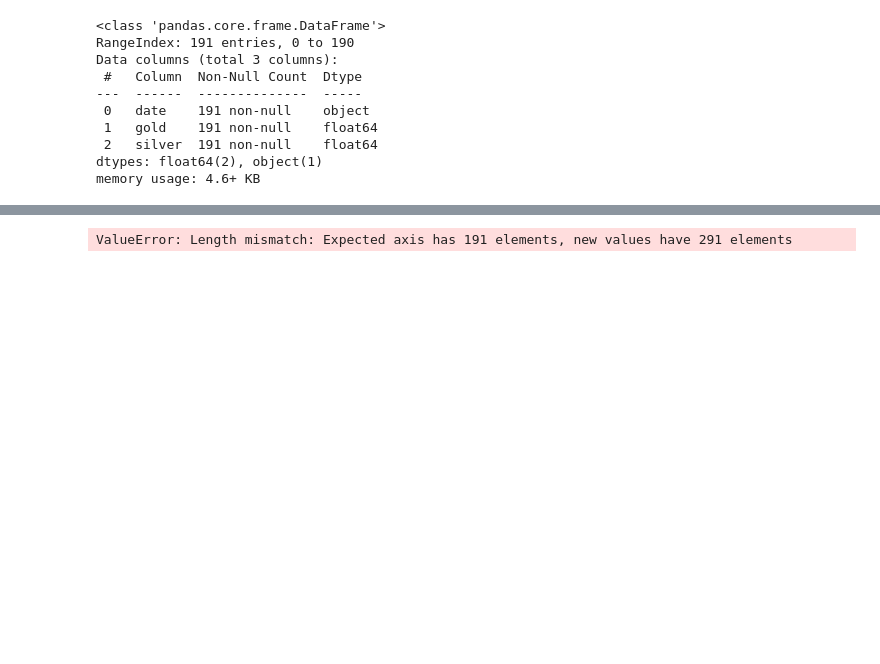
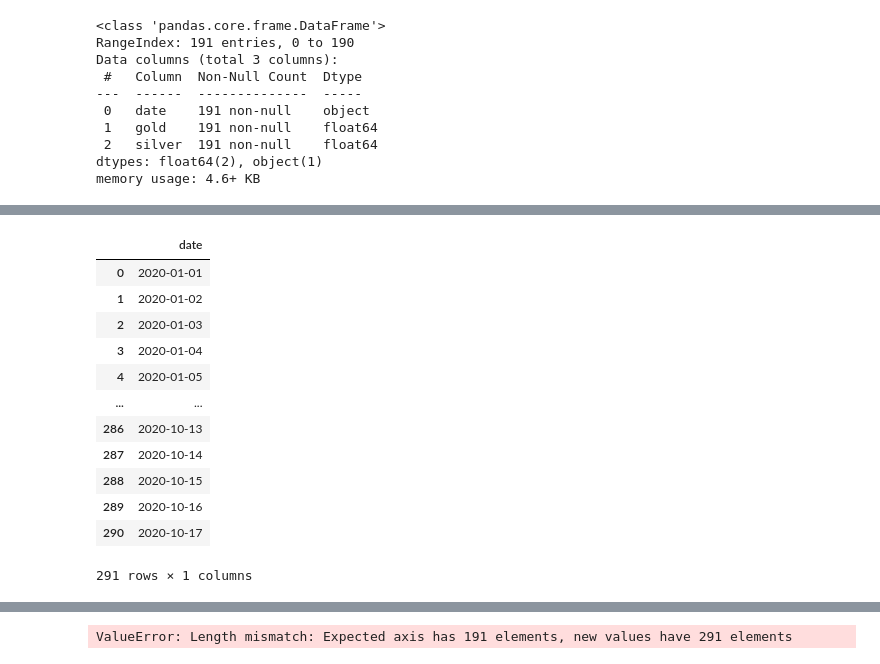
Before and after one commit to ilyinss/cbr_metall_analytics, a Jupyter notebook: decomp.ipynb, the cells around one changed output, grey strips where cells are left out. Drawn from its saved outputs; the diff is of its cells as text; code cells hidden in the pictures; blank space fills up the shorter version.

```diff
--- a/decomp.ipynb
+++ b/decomp.ipynb
@@ -25,0 +35,18 @@ yeardays
+# %%
+yeardays = pd.DataFrame(yeardays)
+yeardays.rename(columns={0: "date"})
+# yeardays.info()
+# %% [output]
+|  | date |
+| 0 | 2020-01-01 |
+| 1 | 2020-01-02 |
+| 2 | 2020-01-03 |
+| 3 | 2020-01-04 |
+| 4 | 2020-01-05 |
+| ... | ... |
+| 286 | 2020-10-13 |
+| 287 | 2020-10-14 |
+| 288 | 2020-10-15 |
+| 289 | 2020-10-16 |
+| 290 | 2020-10-17 |
+291 rows × 1 columns
```
Also changed, not shown: parts of 7 cells of this notebook.
